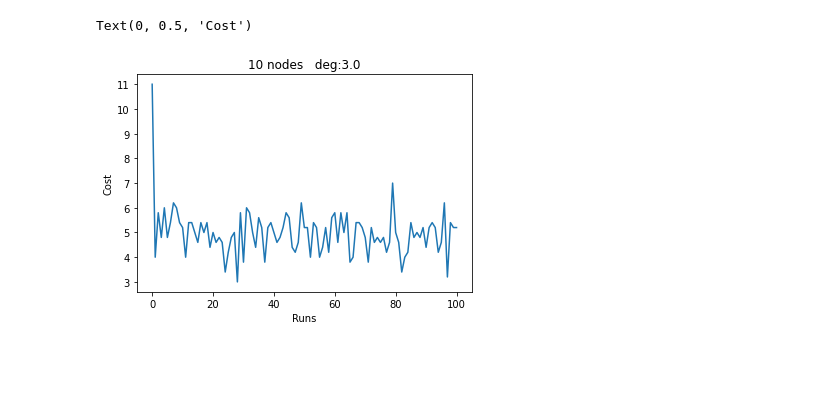
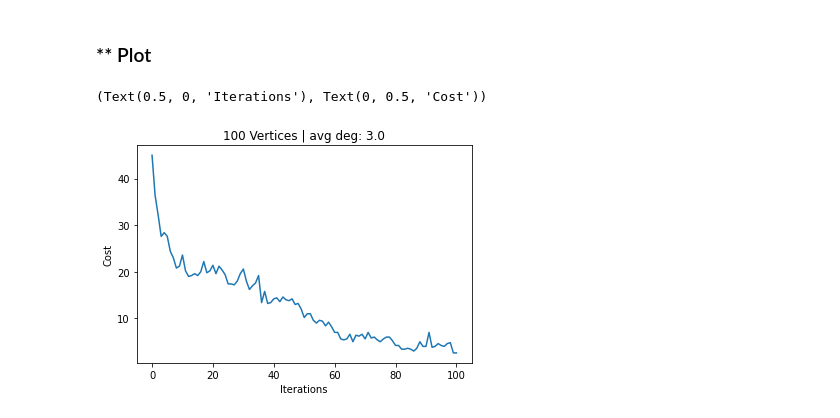
Before and after one commit to chiefdondjeu/REU, a Jupyter notebook: SA_GC.ipynb, the cells around one changed output. Cells and saved outputs as stored; diff of their text form; code cells hidden in the pictures; blank space fills up the shorter version.

```diff
--- a/SA_GC.ipynb
+++ b/SA_GC.ipynb
@@ -76,22 +87,13 @@ def anneal(Graph, map, colors):
 # %%
-n = 10
-deg = 3
+# G = nx.gnm_random_graph(vert_count, edge_count)
+G = nx.random_degree_sequence_graph([deg for i in range(vert_count)]) # degree sequence
+# G = nx.configuration_model([deg for i in range(vert_count)])
 
-G = nx.gnm_random_graph(n, n) # node_count, edge_count
-#G = nx.random_degree_sequence_graph([deg for i in range(n)]) # degree sequence
-#G = nx.configuration_model([deg for i in range(n)])
+# nx.is_graphical(G)
 
-#G = nx.path_graph(n)
-#G = nx.cycle_graph(n)
-#G = nx.complete_graph(n)
+print(f"{G.order()} Vertices\nHighest deg: {highest_degree(G)} | Avg deg: {avg_degree(G)}")
 
-nx.is_graphical(G)
-
-print(G.order())
-print('highest degree: ' + str(highest_degree(G)))
-print('avg degree: ' + str(avg_degree(G)))
-
-if G.order() <= 10:
+if G.order() <= 10: # G.order number of nodes
     pos = nx.spring_layout(G)
     nx.draw(G, pos, with_labels=True)
 # %% [output]
@@ -101,0 +104,17 @@ avg degree: 2.0
+# %%
+coloring = gen_map(colors, G.order())
+min_cost = H(G, coloring)
+
+raw_data = np.array([min_cost])
+best_data = raw_data
+
+for i in tqdm(range(iterations)):
+    sol = anneal(G, coloring, colors)
+    sol_cost = H(G, sol)
+    raw_data = np.append(raw_data, sol_cost)
+    if sol_cost < min_cost:
+        coloring = sol
+        min_cost = sol_cost
+    best_data = np.append(best_data, min_cost)
+
+print(f"min cost {H(G,coloring)}")
@@ -129,8 +181,9 @@ min cost: 0
+# %% [markdown]
+### ** Plot
 # %%
-plt.plot([x for x in range(numb_iter+1)], cost_data)
-plt.title(str(G.order()) + ' nodes   deg:' + str(avg_degree(G)))
-plt.xlabel("Runs")
-plt.ylabel("Cost")
+plt.plot([x for x in range(iterations+1)], cost_data)
+plt.title(f"{G.order()} Vertices | avg deg: {avg_degree(G)}")
+plt.xlabel("Iterations"), plt.ylabel("Cost")
 # %% [output]
-Text(0, 0.5, 'Cost')
+(Text(0.5, 0, 'Iterations'), Text(0, 0.5, 'Cost'))
-[figure, old version]
+[figure, new version]
```
Also changed, not shown: parts of 21 cells of this notebook.
